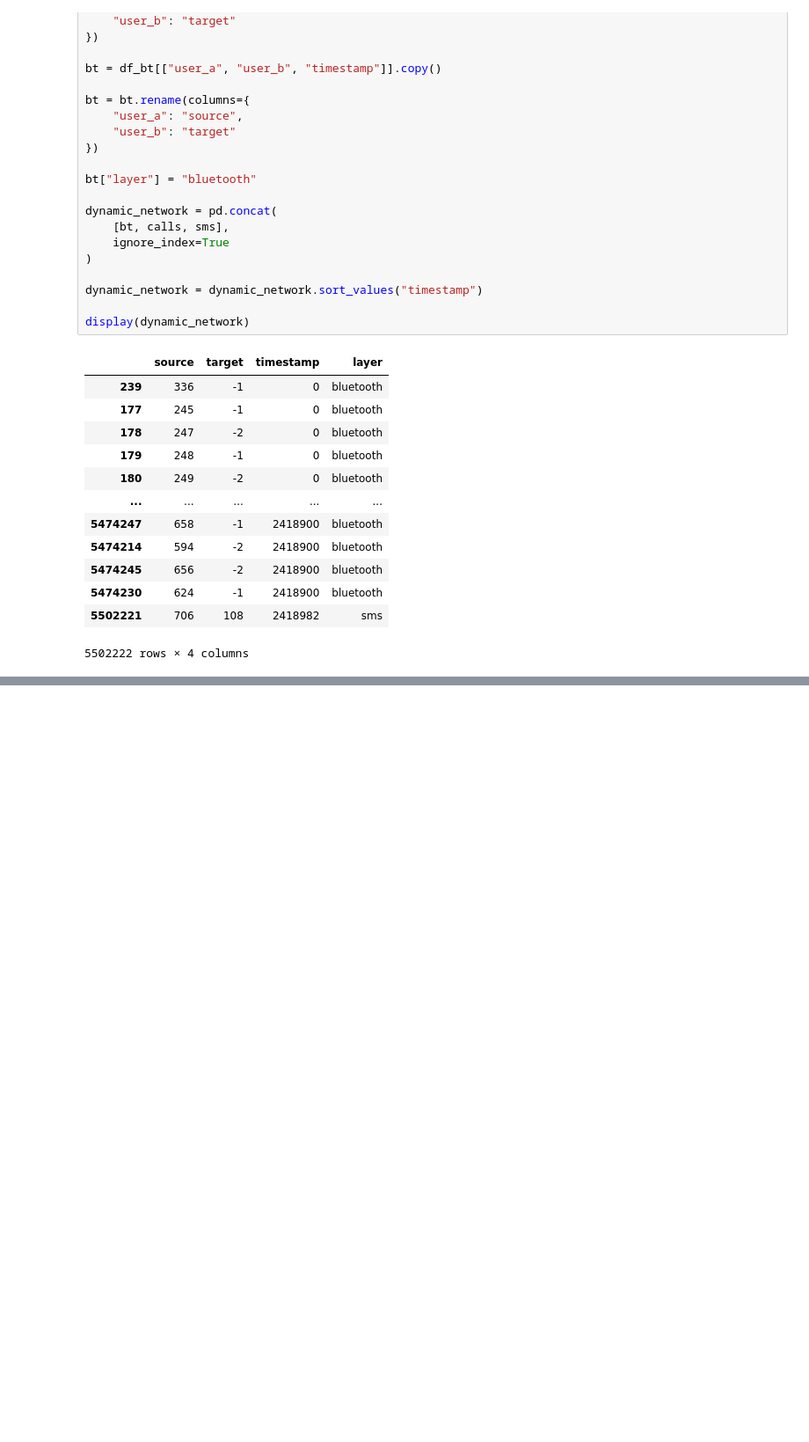
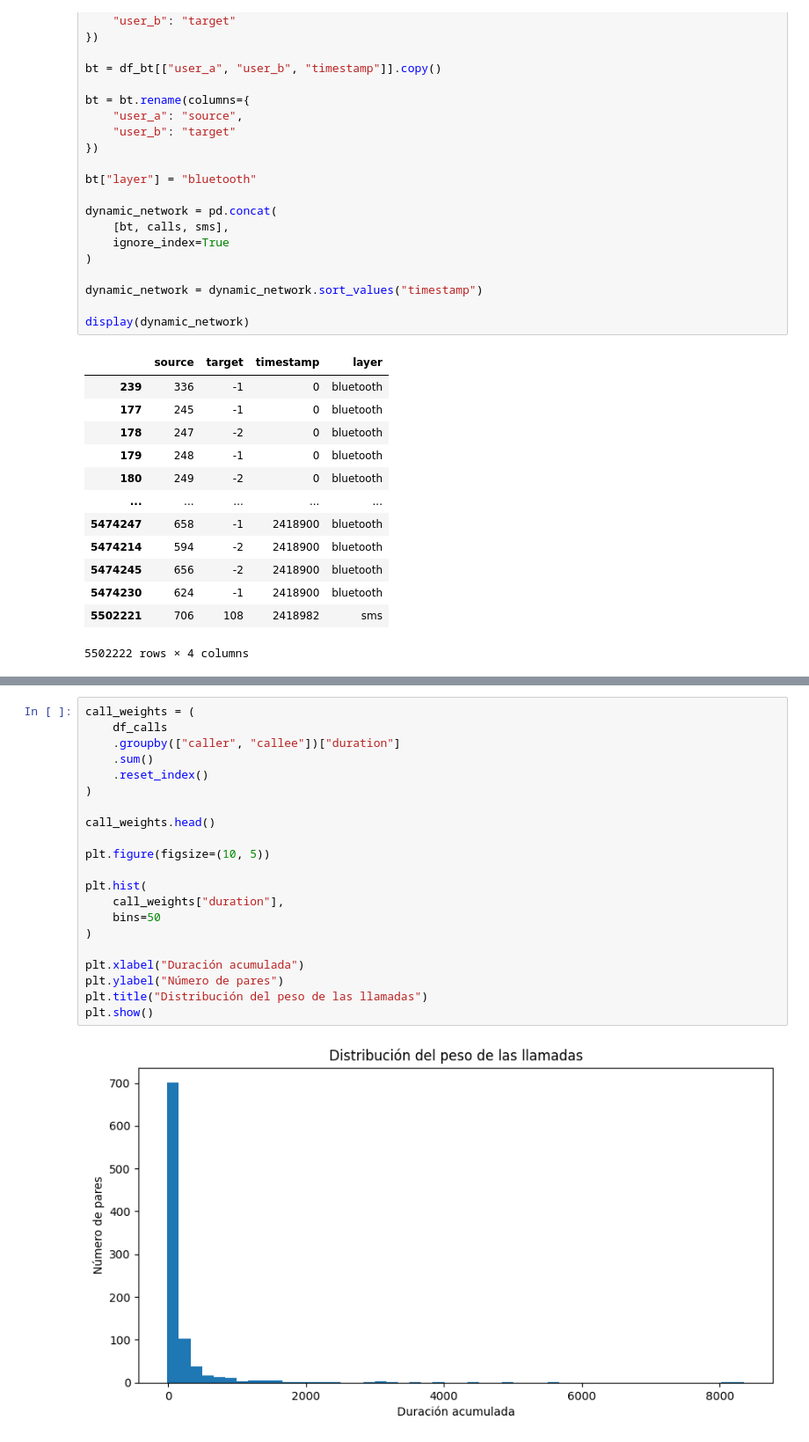
Before and after one commit to cnosa/blockregressiondynamicsnetwork, a Jupyter notebook: data/data_exploration.ipynb, the cells around one changed output, grey strips where cells are left out. Shown at 88% size. Saved outputs shown, nothing was run; the diff lists cells and outputs as text; blank space fills up the shorter version.

```diff
--- a/data/data_exploration.ipynb
+++ b/data/data_exploration.ipynb
@@ -2297,0 +2496,23 @@ display(dynamic_network)
+# %%
+call_weights = (
+    df_calls
+    .groupby(["caller", "callee"])["duration"]
+    .sum()
+    .reset_index()
+)
+
+call_weights.head()
+
+plt.figure(figsize=(10, 5))
+
+plt.hist(
+    call_weights["duration"],
+    bins=50
+)
+
+plt.xlabel("Duración acumulada")
+plt.ylabel("Número de pares")
+plt.title("Distribución del peso de las llamadas")
+plt.show()
+# %% [output]
+[figure, added]
```
Also changed, not shown: parts of 12 cells of this notebook.
